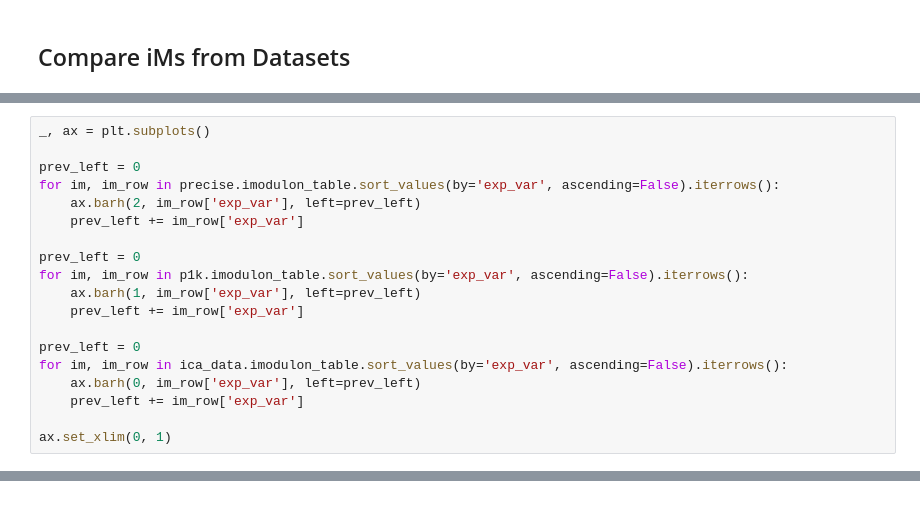
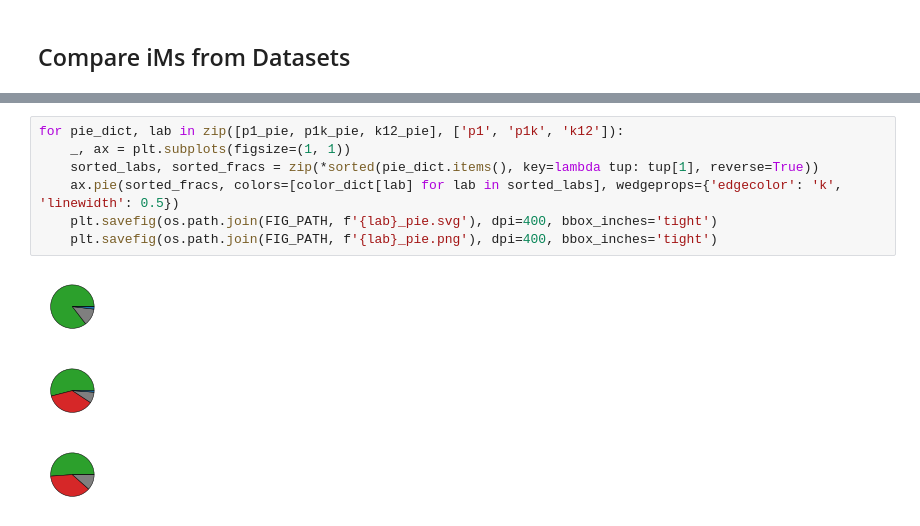
Before and after one commit to SBRG/precise1k, a Jupyter notebook: notebooks/k12_modulome/6__summarize_imodulons.ipynb, the cells around one changed output, grey strips where cells are left out. Cells and saved outputs as stored; diff of their text form.

```diff
--- a/notebooks/k12_modulome/6__summarize_imodulons.ipynb
+++ b/notebooks/k12_modulome/6__summarize_imodulons.ipynb
@@ -312,19 +294,0 @@ precise.imodulon_table.sort_values(by='exp_var', ascending=False)
-# %%
-_, ax = plt.subplots()
-
-prev_left = 0
-for im, im_row in precise.imodulon_table.sort_values(by='exp_var', ascending=False).iterrows():
-    ax.barh(2, im_row['exp_var'], left=prev_left)
-    prev_left += im_row['exp_var']
-
-prev_left = 0
-for im, im_row in p1k.imodulon_table.sort_values(by='exp_var', ascending=False).iterrows():
-    ax.barh(1, im_row['exp_var'], left=prev_left)
-    prev_left += im_row['exp_var']
-
-prev_left = 0
-for im, im_row in ica_data.imodulon_table.sort_values(by='exp_var', ascending=False).iterrows():
-    ax.barh(0, im_row['exp_var'], left=prev_left)
-    prev_left += im_row['exp_var']
-
-ax.set_xlim(0, 1)
@@ -333,0 +418,11 @@ ax.set_xlim(0, 1)
+# %%
+for pie_dict, lab in zip([p1_pie, p1k_pie, k12_pie], ['p1', 'p1k', 'k12']):
+    _, ax = plt.subplots(figsize=(1, 1))
+    sorted_labs, sorted_fracs = zip(*sorted(pie_dict.items(), key=lambda tup: tup[1], reverse=True))
+    ax.pie(sorted_fracs, colors=[color_dict[lab] for lab in sorted_labs], wedgeprops={'edgecolor': 'k', 'linewidth': 0.5})
+    plt.savefig(os.path.join(FIG_PATH, f'{lab}_pie.svg'), dpi=400, bbox_inches='tight')
+    plt.savefig(os.path.join(FIG_PATH, f'{lab}_pie.png'), dpi=400, bbox_inches='tight')
+# %% [output]
+[figure, added]
+[figure, added]
+[figure, added]
```
Also changed, not shown: parts of 9 cells of this notebook, 44 other files.
